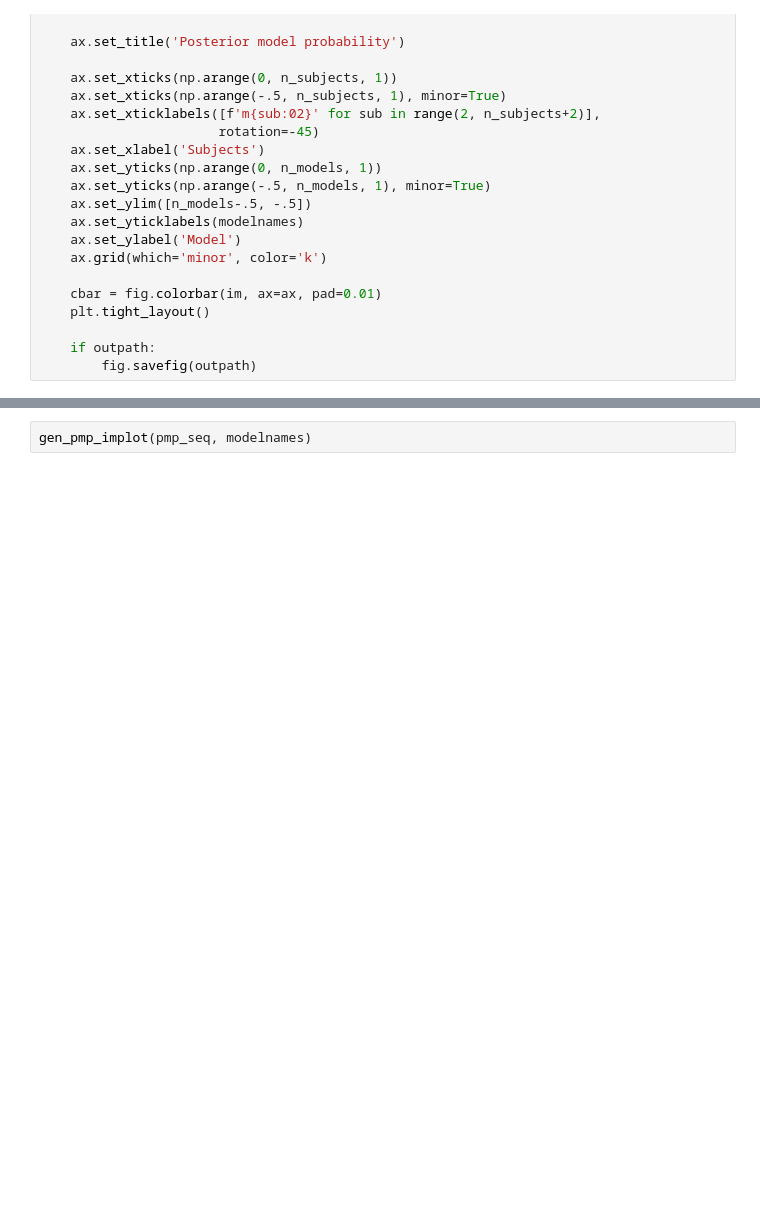
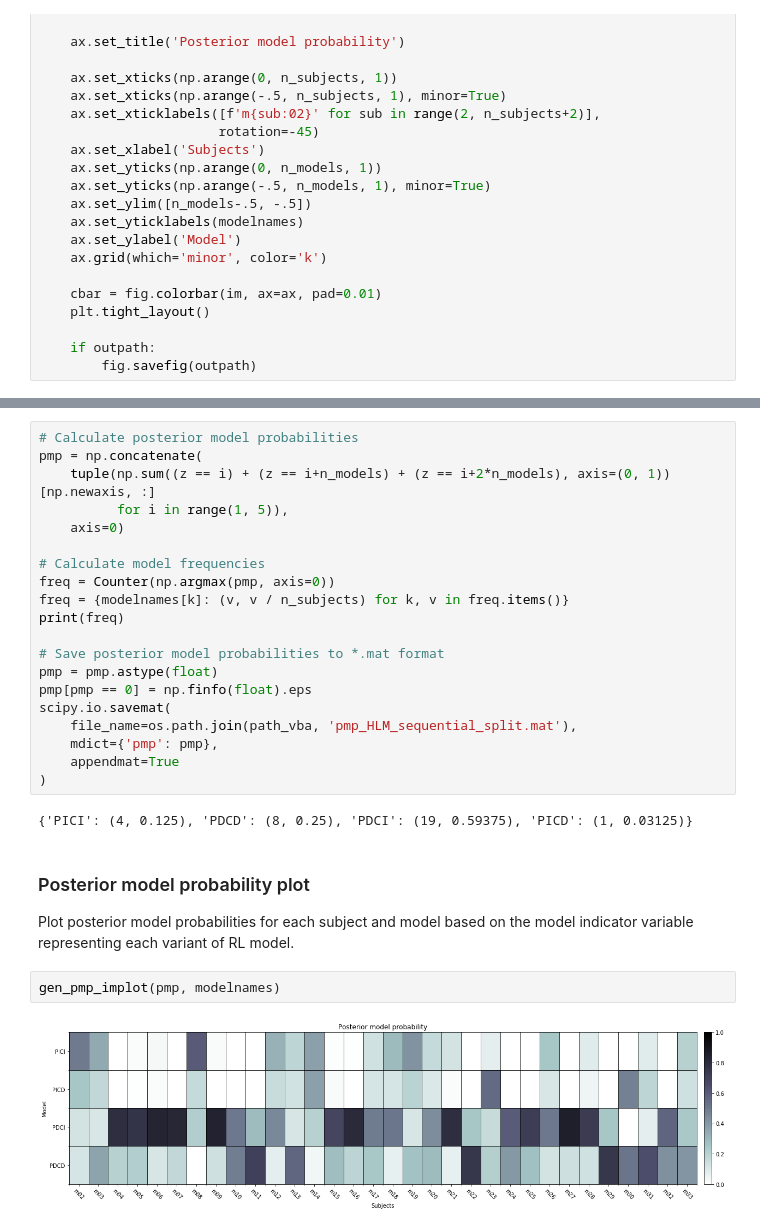
Before and after one commit to kbonna/decidenet, a Jupyter notebook: behavioral_analysis/matjags-dn/dn_bm_02_model_selection.ipynb, the cells around one changed output, grey strips where cells are left out. Cells and saved outputs as stored; diff of their text form; blank space fills up the shorter version.

```diff
--- a/behavioral_analysis/matjags-dn/dn_bm_02_model_selection.ipynb
+++ b/behavioral_analysis/matjags-dn/dn_bm_02_model_selection.ipynb
@@ -149,2 +147,30 @@ plt.show()
+# %%
+# Calculate posterior model probabilities
+pmp = np.concatenate(
+    tuple(np.sum((z == i) + (z == i+n_models) + (z == i+2*n_models), axis=(0, 1))[np.newaxis, :]
+          for i in range(1, 5)),
+    axis=0)
+
+# Calculate model frequencies
+freq = Counter(np.argmax(pmp, axis=0))
+freq = {modelnames[k]: (v, v / n_subjects) for k, v in freq.items()}
+print(freq)
+
+# Save posterior model probabilities to *.mat format
+pmp = pmp.astype(float)
+pmp[pmp == 0] = np.finfo(float).eps
+scipy.io.savemat(
+    file_name=os.path.join(path_vba, 'pmp_HLM_sequential_split.mat'),
+    mdict={'pmp': pmp},
+    appendmat=True
+)
+# %% [output]
+{'PICI': (4, 0.125), 'PDCD': (8, 0.25), 'PDCI': (19, 0.59375), 'PICD': (1, 0.03125)}
+# %% [markdown]
+### Posterior model probability plot
+
+Plot posterior model probabilities for each subject and model based on the model indicator variable representing each variant of RL model.
 # %%
-gen_pmp_implot(pmp_seq, modelnames)
+gen_pmp_implot(pmp, modelnames)
+# %% [output]
+[figure, added]
```
Also changed, not shown: parts of 11 cells of this notebook, 3 other files.
